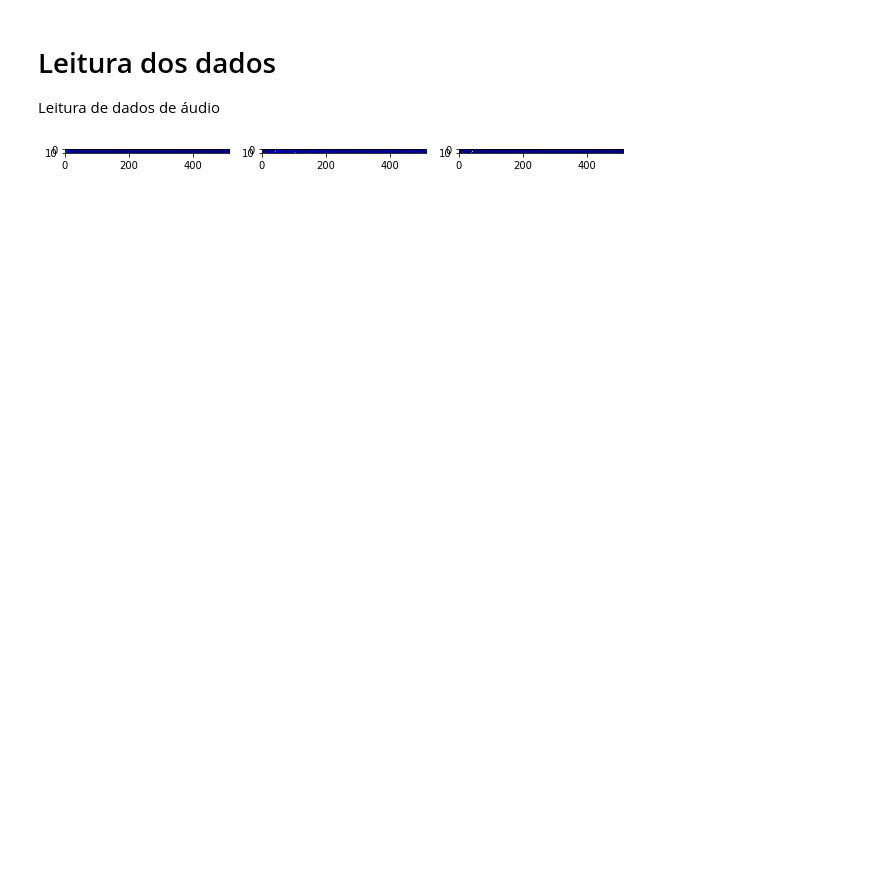
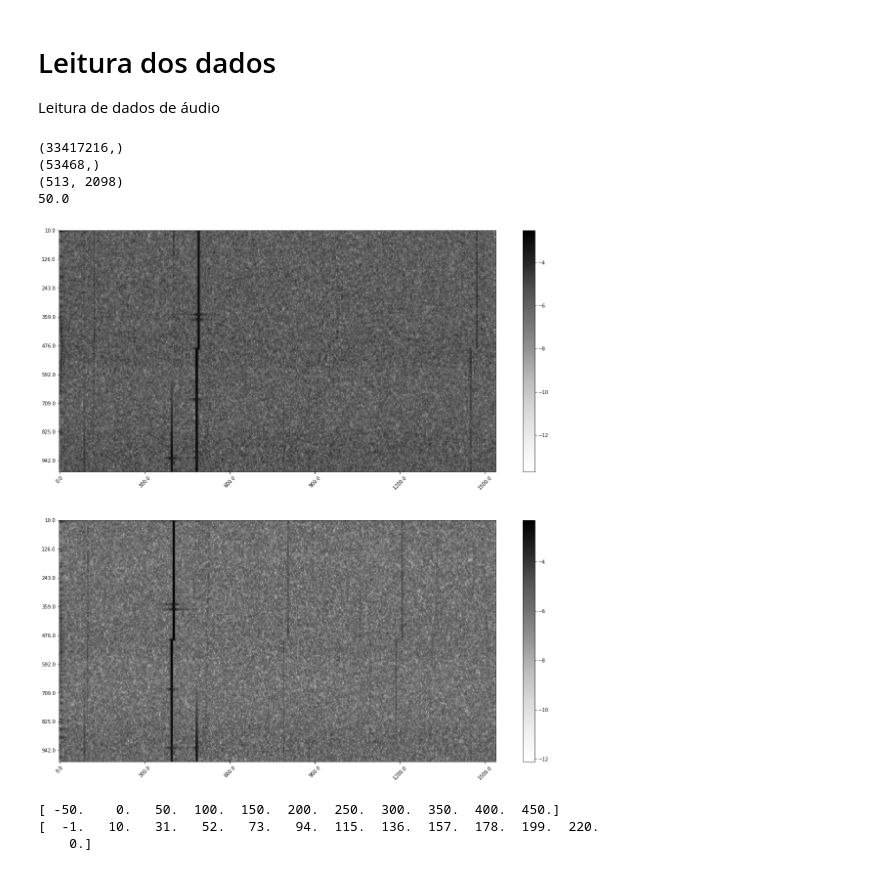
Before and after one commit to natmourajr/SonarDemonAnalysis, a Jupyter notebook: notebooks/DemonAnalysis.ipynb, the cells around one changed output. Cells and saved outputs as stored; diff of their text form; code cells hidden in the pictures; blank space fills up the shorter version.

```diff
--- a/notebooks/DemonAnalysis.ipynb
+++ b/notebooks/DemonAnalysis.ipynb
@@ -68,6 +68,8 @@ data_decimate1 = {}
 data_decimate2 = {}
 data_demon = {}
 data_demon_abs = {}
+data_time = {}
+data_freq = {}
 
 # demon parameters
 decimation_rate1 = 25
@@ -76,7 +78,6 @@ n_pts_fft = 1024
 window_size = 20 # in seconds
 n_pts_windows = window_size*n_pts_fft
 overlap = 0.5 # in seconds
-n_pts_ovrlap = overlap*n_overlag_pts
 
 
 for irecords in range(len(data)):
@@ -92,25 +93,61 @@ for irecords in range(len(data)):
                                                     decimation_rate1,ftype='fir',n=10)
     fs_decimate2 = float(fs_decimate1)/float(decimation_rate2)
 
+
+    n_pts_ovrlap = np.floor(n_pts_fft-fs_decimate2*overlap)
     f, t, Sxx = scipy.signal.spectrogram((data_decimate2[irecords].T
                                           -np.mean(data_decimate2[irecords])),
                                          fs=fs_decimate2,
                                          window=scipy.signal.hanning(n_pts_fft),
                                          nperseg=n_pts_fft,
-                                         noverlap=0, nfft=n_pts_fft)
+                                         noverlap=n_pts_ovrlap, nfft=n_pts_fft)
     data_demon[irecords] = Sxx
     data_demon_abs[irecords] = np.abs(data_demon[irecords])
+    data_freq[irecords] = f
+    data_time[irecords] = t
 # %%
 # validar os resultados com a analise DEMON
+print data_abs[0].shape
+print data_decimate2[0].shape
+print data_demon[0].shape
+print fs_decimate2
+# %% [output]
+(33417216,)
+(53468,)
+(513, 2098)
+50.0
-# %%
-import matplotlib.pyplot as plt
-
-%matplotlib inline
-
-
-fig, ax= plt.subplots(figsize=(10,5),nrows=1, ncols=len(data_demon_abs))
-
-for irecord in range(len(data_demon_abs)):
-    ax[irecord].imshow(data_demon_abs[irecord].T,cmap="jet", aspect='equal')
-# %% [output]
-[figure, removed]
+# %%
+import matplotlib.pyplot as plt
+
+%matplotlib inline
+
+
+fig, ax= plt.subplots(figsize=(20,20),nrows=len(data_demon_abs), ncols=1)
+im = {}
+
+for irecord in range(len(data_demon_abs)):
+    im[irecord] = ax[irecord].imshow(np.log10(data_demon_abs[irecord].T),cmap="Greys",aspect='auto')
+    yticks = np.floor(np.linspace(np.floor(np.min(data_time[irecord])),
+                                  np.ceil(np.max(data_time[irecord])),
+                                  ax[0].get_yticks().shape[0]-1))
+    # first and last can be discarted
+    yticks = np.append(-1,yticks)
+    yticks = np.append(yticks,-1)
+    ax[irecord].set_yticklabels(yticks)
+    xticks = np.linspace(0,1500,ax[0].get_xticks().shape[0]-2)
+    # first and last can be discarted
+    xticks = np.append(-1,xticks)
+    xticks = np.append(xticks,-1)
+    ax[irecord].set_xticklabels(xticks,rotation=45)
+
+for irecord in range(len(data_demon_abs)):
+    fig.colorbar(im[irecord],ax=ax[irecord])
+# %% [output]
+[figure, added]
+# %%
+print ax[0].get_yticks()
+print yticks
+# %% [output]
+[ -50.    0.   50.  100.  150.  200.  250.  300.  350.  400.  450.]
+[  -1.   10.   31.   52.   73.   94.  115.  136.  157.  178.  199.  220.
+    0.]
```
Also changed, not shown: parts of 2 cells of this notebook.
